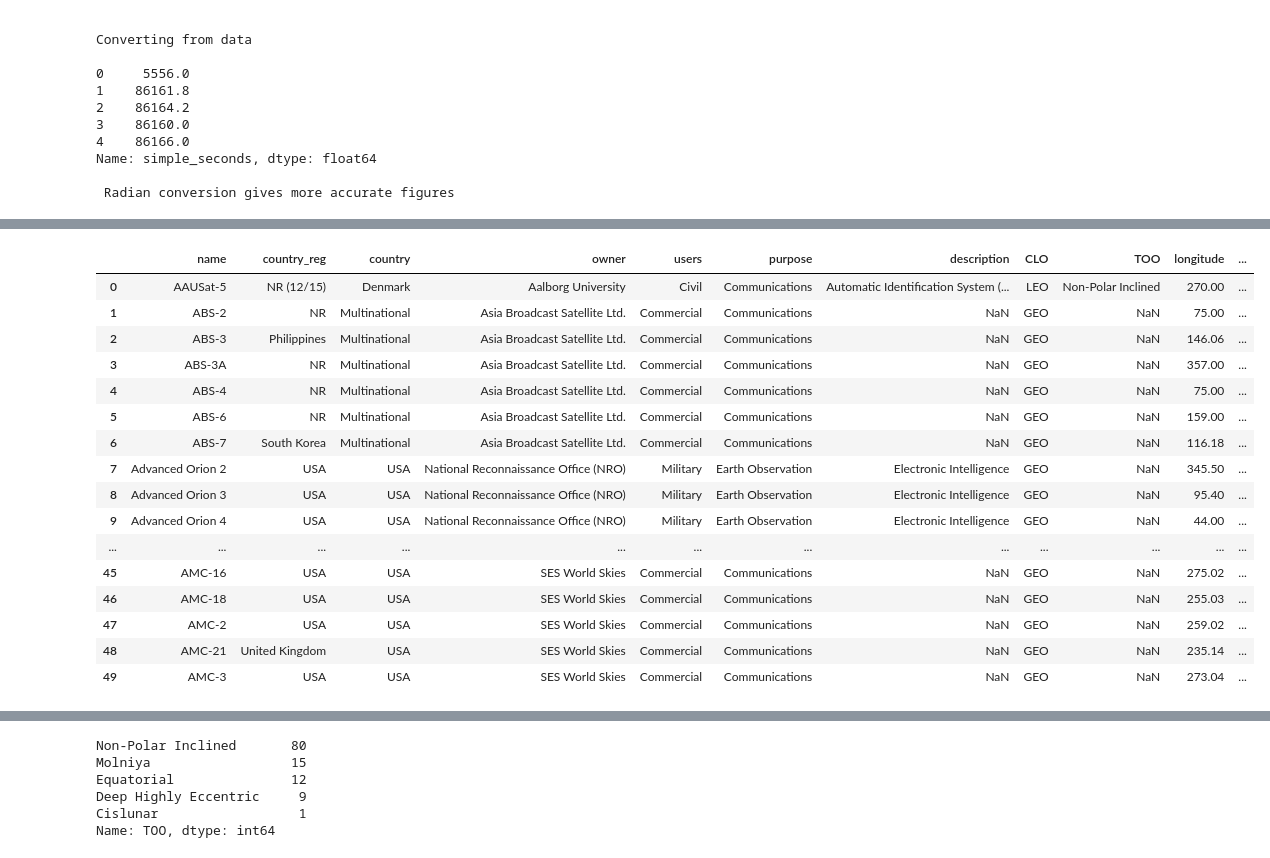
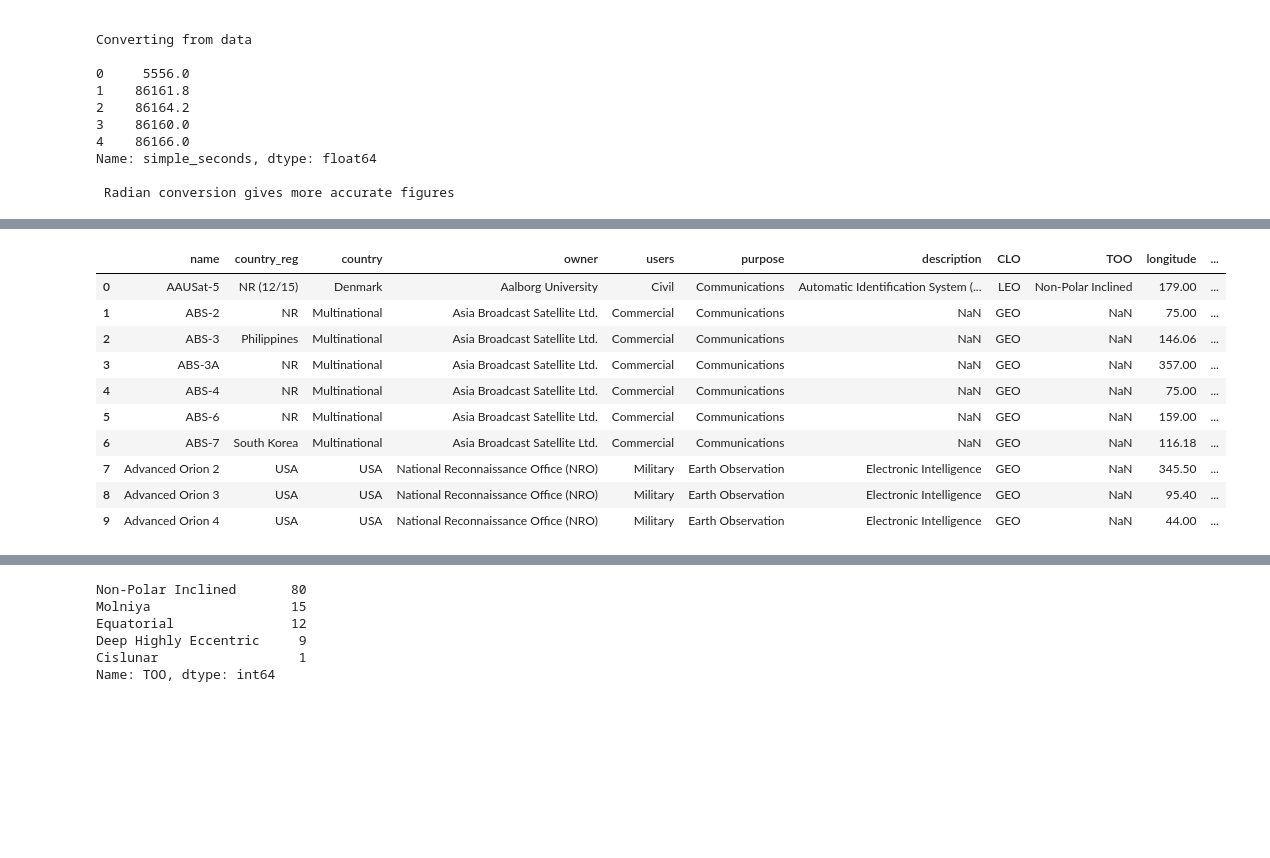
Before and after one commit to Ianssmith/Satellite_Map, a Jupyter notebook: satellites.ipynb, the cells around one changed output, grey strips where cells are left out. Saved outputs shown, nothing was run; the diff lists cells and outputs as text; code cells hidden in the pictures; blank space fills up the shorter version.

```diff
--- a/satellites.ipynb
+++ b/satellites.ipynb
@@ -340,10 +322,10 @@ data['distanceAt'] = (data['semimajorA'] * (1-data['eccentricity']*np.cos(data['
 data['cartX'] = data['semimajorA']*np.cos(data['trueAnomadj']) #- data['Efromcenter']
 data['cartY'] = data['semiminorA']*np.sin(data['trueAnomadj'])
 # %%
-data.head(50)
+data.head(10)
 # %% [output]
 |  | name | country_reg | country | owner | users | purpose | description | CLO | TOO | longitude | ... |
-| 0 | AAUSat-5 | NR (12/15) | Denmark | Aalborg University | Civil | Communications | Automatic Identification System (... | LEO | Non-Polar Inclined | 270.00 | ... |
+| 0 | AAUSat-5 | NR (12/15) | Denmark | Aalborg University | Civil | Communications | Automatic Identification System (... | LEO | Non-Polar Inclined | 179.00 | ... |
 | 1 | ABS-2 | NR | Multinational | Asia Broadcast Satellite Ltd. | Commercial | Communications | NaN | GEO | NaN | 75.00 | ... |
 | 2 | ABS-3 | Philippines | Multinational | Asia Broadcast Satellite Ltd. | Commercial | Communications | NaN | GEO | NaN | 146.06 | ... |
 | 3 | ABS-3A | NR | Multinational | Asia Broadcast Satellite Ltd. | Commercial | Communications | NaN | GEO | NaN | 357.00 | ... |
@@ -353,12 +335,6 @@ data.head(50)
 | 7 | Advanced Orion 2 | USA | USA | National Reconnaissance Office (NRO) | Military | Earth Observation | Electronic Intelligence | GEO | NaN | 345.50 | ... |
 | 8 | Advanced Orion 3 | USA | USA | National Reconnaissance Office (NRO) | Military | Earth Observation | Electronic Intelligence | GEO | NaN | 95.40 | ... |
 | 9 | Advanced Orion 4 | USA | USA | National Reconnaissance Office (NRO) | Military | Earth Observation | Electronic Intelligence | GEO | NaN | 44.00 | ... |
-| ... | ... | ... | ... | ... | ... | ... | ... | ... | ... | ... | ... |
-| 45 | AMC-16 | USA | USA | SES World Skies | Commercial | Communications | NaN | GEO | NaN | 275.02 | ... |
-| 46 | AMC-18 | USA | USA | SES World Skies | Commercial | Communications | NaN | GEO | NaN | 255.03 | ... |
-| 47 | AMC-2 | USA | USA | SES World Skies | Commercial | Communications | NaN | GEO | NaN | 259.02 | ... |
-| 48 | AMC-21 | United Kingdom | USA | SES World Skies | Commercial | Communications | NaN | GEO | NaN | 235.14 | ... |
-| 49 | AMC-3 | USA | USA | SES World Skies | Commercial | Communications | NaN | GEO | NaN | 273.04 | ... |
 # %%
 data.to_csv('CSatellites.csv')
 # %%
```
Also changed, not shown: parts of 3 cells of this notebook, 5 other files.
